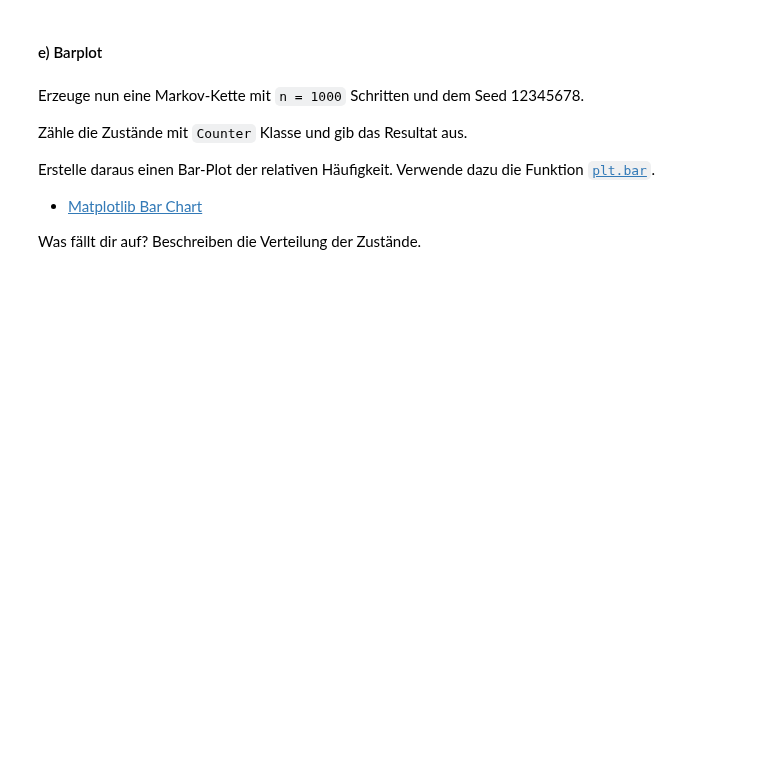
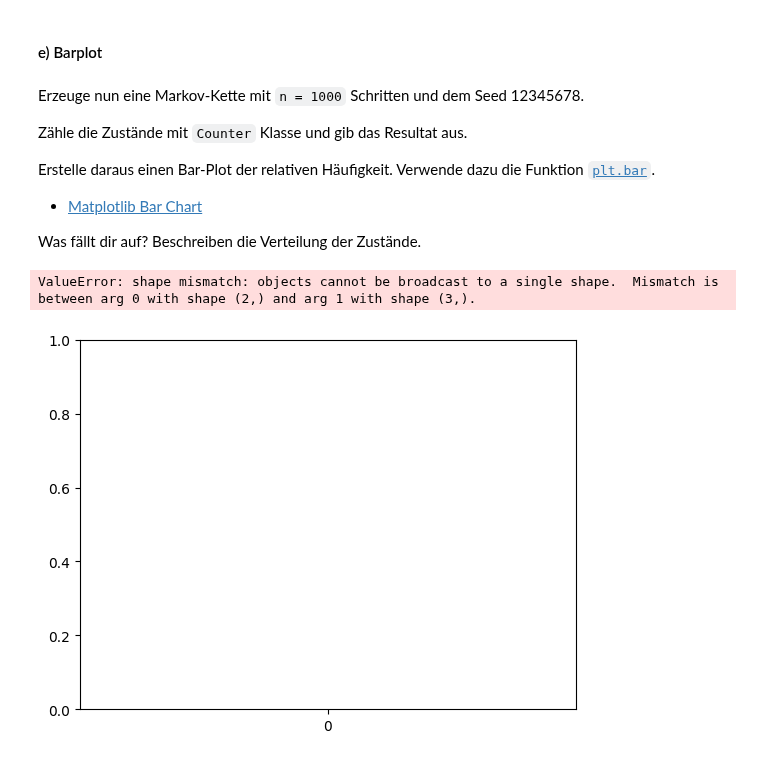
Before and after one commit to visciric/NGDS--Viscio, a Jupyter notebook: 12_StochastischeProzesse/12_Einarbeitung.ipynb, the cells around one changed output. Drawn from its saved outputs; the diff is of its cells as text; code cells hidden in the pictures; blank space fills up the shorter version.

```diff
--- a/12_StochastischeProzesse/12_Einarbeitung.ipynb
+++ b/12_StochastischeProzesse/12_Einarbeitung.ipynb
@@ -161,3 +161,17 @@ Erstelle daraus einen Bar-Plot der relativen Häufigkeit. Verwende dazu die Funk
 - [Matplotlib Bar Chart](https://pythonbasics.org/matplotlib-bar-chart/)
 
 Was fällt dir auf? Beschreiben die Verteilung der Zustände.
+# %%
+n = 1000
+
+y = markov_process(A,rng,n )
+counts = Counter(y)
+frequencies = np.array(list(counts.values())) / n
+
+plt.bar(x = ["0", "1"], height = frequencies)
+plt.xlabel("Zustand")
+plt.ylabel("Relative Häufigkeit")
+plt.title(f"Verteilung der Zursände nach {n} Schritten")
+# %% [output]
+ValueError: shape mismatch: objects cannot be broadcast to a single shape.  Mismatch is between arg 0 with shape (2,) and arg 1 with shape (3,).
+[figure, added]
```
Also changed, not shown: parts of 2 cells of this notebook.
